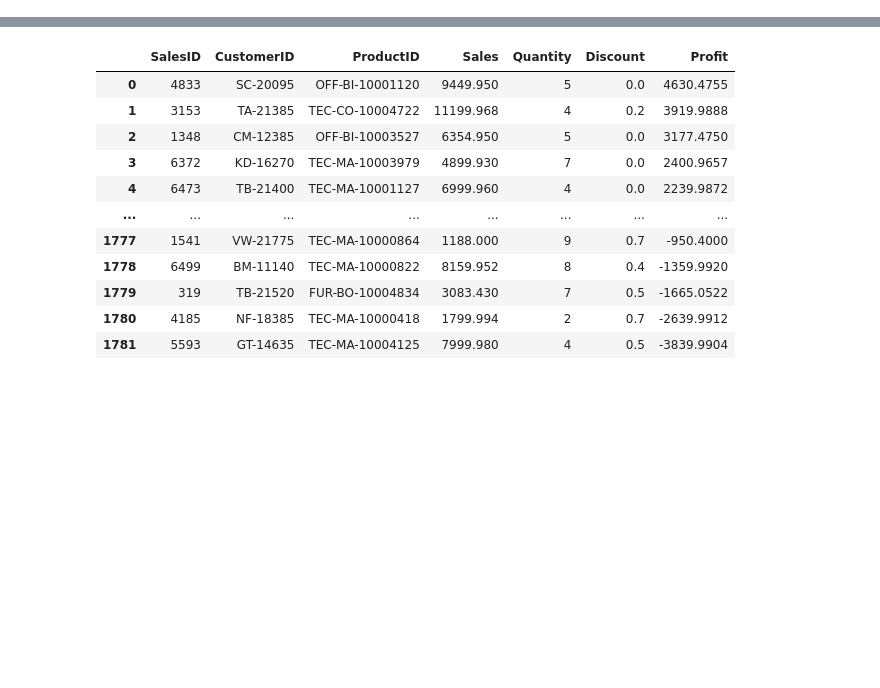
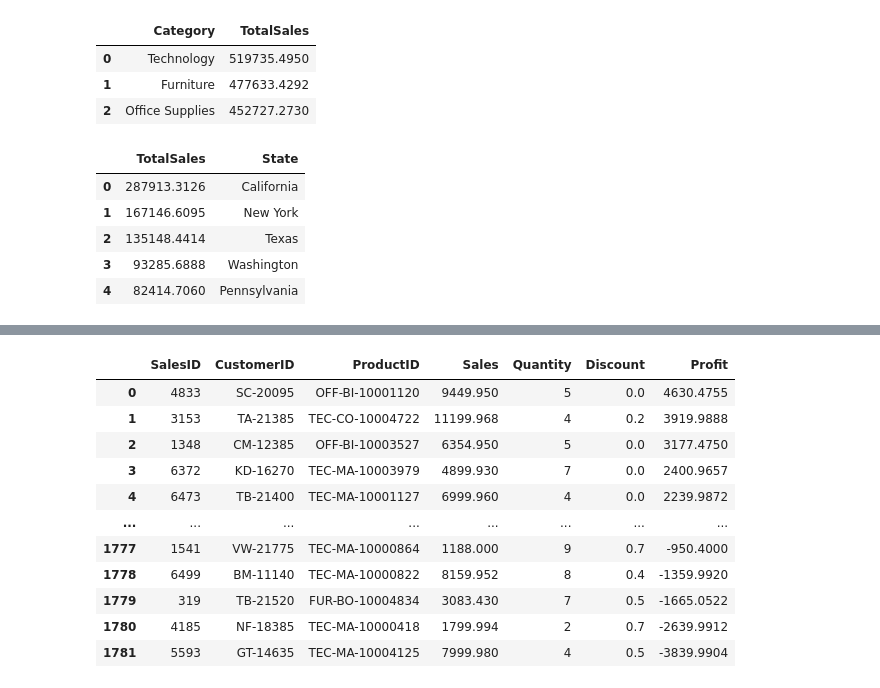
Before and after one commit to annaszcz/Project-5, a Jupyter notebook: project5_EDA.ipynb, the cells around one changed output, grey strips where cells are left out. Saved outputs shown, nothing was run; the diff lists cells and outputs as text; code cells hidden in the pictures; blank space fills up the shorter version.

```diff
--- a/project5_EDA.ipynb
+++ b/project5_EDA.ipynb
@@ -4,3 +4,24 @@ import os
 import sqlite3
 from sqlite3 import Error
 connector = sqlite3.connect('/Users/annaszczepara/Desktop/Code Academy/Project 5/superstore_database.db')
+# %%
+# What is the category generating the maximum sales revenue?
+# What about the profit in this category?
+# Are they making a loss in any categories?
+
+pd.read_sql("SELECT category, sum(s.sales) as TotalSales FROM sales s JOIN products p ON p.ProductID=s.ProductID group by category order by sales desc", connector)
+# %% [output]
+|  | Category | TotalSales |
+| 0 | Technology | 519735.4950 |
+| 1 | Furniture | 477633.4292 |
+| 2 | Office Supplies | 452727.2730 |
+# %%
+# What are 5 states generating the maximum sales revenue?
+pd.read_sql("Select sum(s.sales)as TotalSales,c.state FROM sales s JOIN customers c ON c.CustomerID = s.CustomerID GROUP BY State ORDER BY TotalSales DESC LIMIT 5", connector)
+# %% [output]
+|  | TotalSales | State |
+| 0 | 287913.3126 | California |
+| 1 | 167146.6095 | New York |
+| 2 | 135148.4414 | Texas |
+| 3 | 93285.6888 | Washington |
+| 4 | 82414.7060 | Pennsylvania |
```
Also changed, not shown: parts of 7 cells of this notebook, 6 other files.
